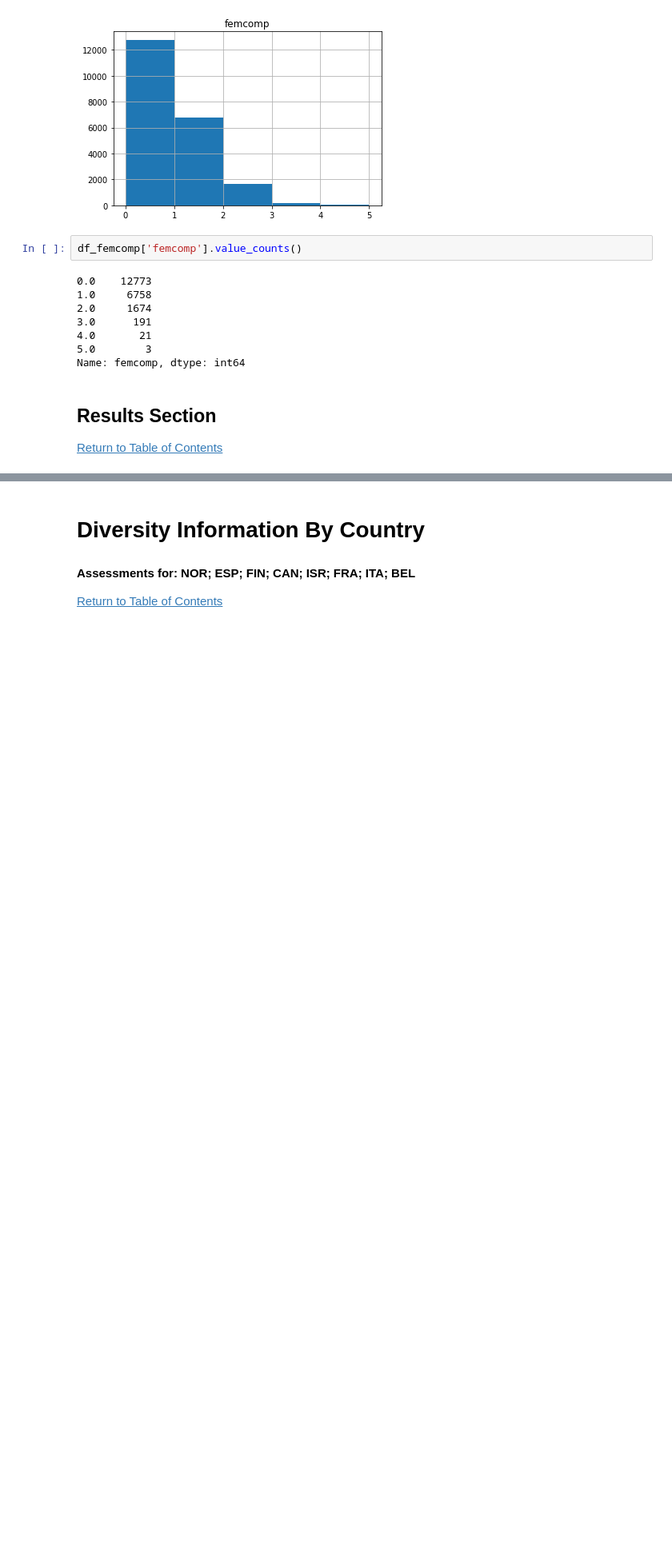
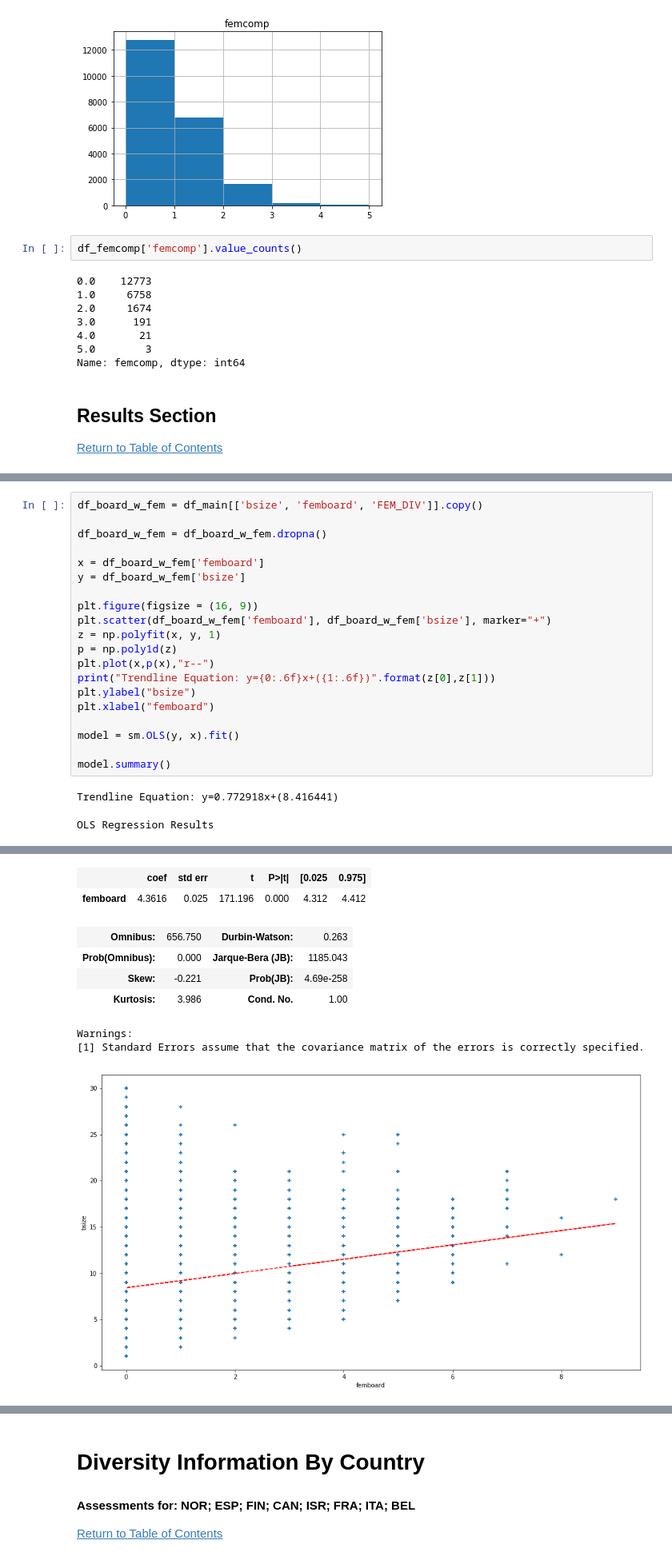
Before and after one commit to etokrug/GroupProject, a Jupyter notebook: GroupProject.ipynb, the cells around one changed output, grey strips where cells are left out. Shown at 80% size. Drawn from its saved outputs; the diff is of its cells as text; blank space fills up the shorter version.

```diff
--- a/GroupProject.ipynb
+++ b/GroupProject.ipynb
@@ -784,0 +343,23 @@ model.summary()
+# %%
+df_board_w_fem = df_main[['bsize', 'femboard', 'FEM_DIV']].copy()
+
+df_board_w_fem = df_board_w_fem.dropna()
+
+x = df_board_w_fem['femboard']
+y = df_board_w_fem['bsize']
+
+plt.figure(figsize = (16, 9))
+plt.scatter(df_board_w_fem['femboard'], df_board_w_fem['bsize'], marker="+")
+z = np.polyfit(x, y, 1)
+p = np.poly1d(z)
+plt.plot(x,p(x),"r--")
+print("Trendline Equation: y={0:.6f}x+({1:.6f})".format(z[0],z[1]))
+plt.ylabel("bsize")
+plt.xlabel("femboard")
+
+model = sm.OLS(y, x).fit()
+
+model.summary()
+# %% [output]
+Trendline Equation: y=0.772918x+(8.416441)
+OLS Regression Results
@@ -784,0 +375,9 @@ model.summary()
+|  | coef | std err | t | P>|t| | [0.025 | 0.975] |
+| femboard | 4.3616 | 0.025 | 171.196 | 0.000 | 4.312 | 4.412 |
+| Omnibus: | 656.750 | Durbin-Watson: | 0.263 |
+| Prob(Omnibus): | 0.000 | Jarque-Bera (JB): | 1185.043 |
+| Skew: | -0.221 | Prob(JB): | 4.69e-258 |
+| Kurtosis: | 3.986 | Cond. No. | 1.00 |
+Warnings:
+[1] Standard Errors assume that the covariance matrix of the errors is correctly specified.
+[figure, added]
```
Also changed, not shown: parts of 68 cells of this notebook, 1 other file.
